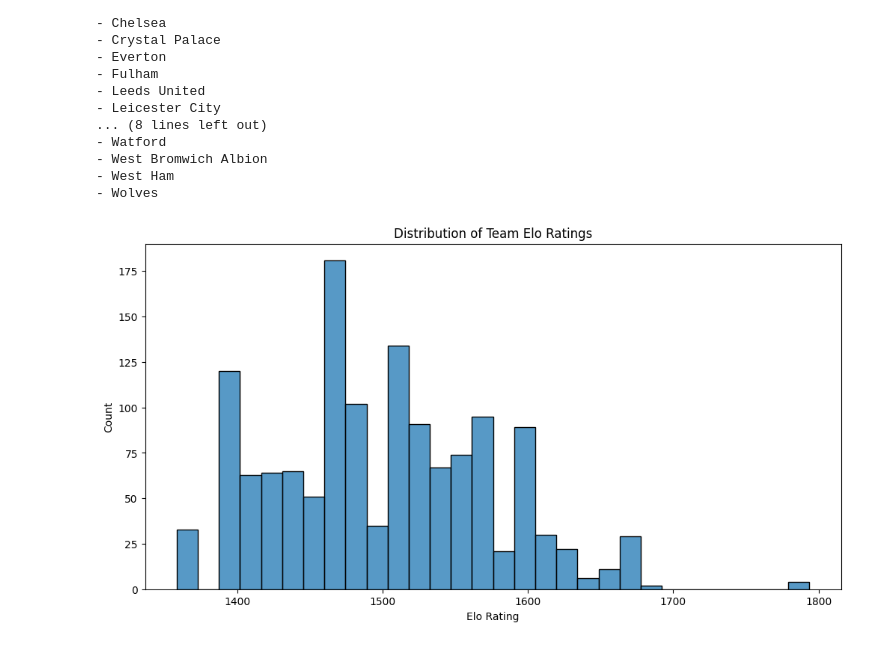
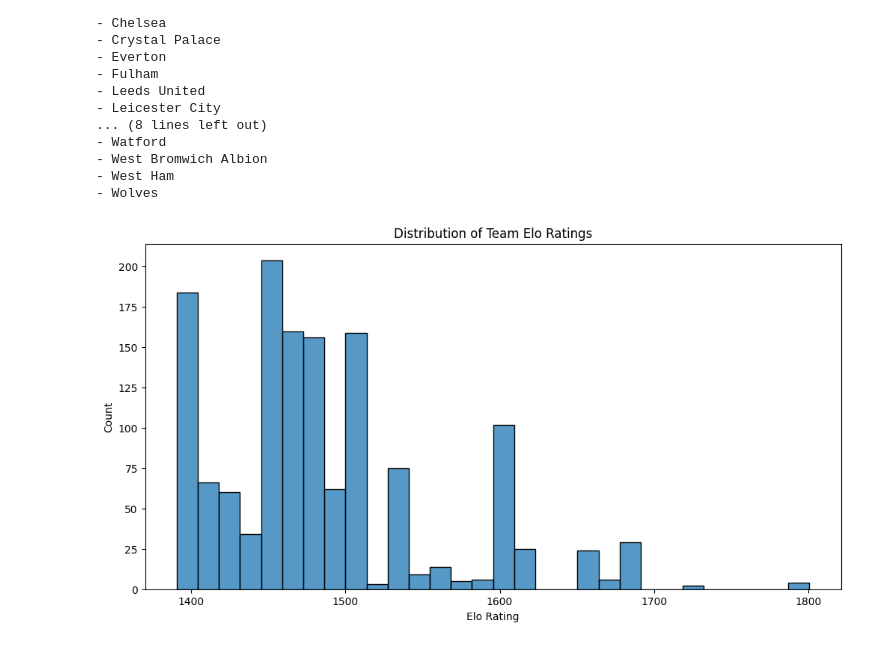
Before and after one commit to AmrAbdelwahed/SoccerEdge-AI, a Jupyter notebook: Soccer-Match-Prediction-ML-Advanced.ipynb, the cells around one changed output. Cells and saved outputs as stored; diff of their text form; code cells hidden in the pictures.

```diff
--- a/Soccer-Match-Prediction-ML-Advanced.ipynb
+++ b/Soccer-Match-Prediction-ML-Advanced.ipynb
@@ -101,12 +96,17 @@ All unique team names in dataset:
 def calculate_elo(matches):
     # Initialize Elo ratings
     elo_dict = {}
-    k_factor = 32
+    base_k = 32
 
     for team in matches['team'].unique():
-        elo_dict[team] = 1500
+        elo_dict[team] = {'rating': 1500, 'games_played': 0}
 
     matches = matches.sort_values('date')
+
+    def dynamic_k_factor(games_played, goal_diff):
+        k = base_k * (1 + abs(goal_diff) * 0.1)  # Adjust K based on margin of victory
+        k *= max(0.5, min(1.0, 30 / (games_played + 1)))  # Reduce K for experienced teams
+        return k
 
     def expected_score(rating_a, rating_b):
         return 1 / (1 + 10 ** ((rating_b - rating_a) / 400))
@@ -114,50 +114,57 @@ def calculate_elo(matches):
     matches['team_elo'] = 0
     matches['opp_elo'] = 0
     matches['team_elo_diff'] = 0
+    matches['elo_win_prob'] = 0
 
     for idx, match in matches.iterrows():
         team = match['team']
         opponent = match['opponent']
+        goal_diff = match['gf'] - match['ga']
 
-        # Get current Elo ratings
-        team_elo = elo_dict[team]
-        opp_elo = elo_dict[opponent]
+        # Get current Elo ratings and games played
+        team_elo = elo_dict[team]['rating']
+        opp_elo = elo_dict[opponent]['rating']
+        team_games = elo_dict[team]['games_played']
 
-        # Store Elo ratings and difference
+        # Store Elo ratings and probabilities
         matches.at[idx, 'team_elo'] = team_elo
         matches.at[idx, 'opp_elo'] = opp_elo
         matches.at[idx, 'team_elo_diff'] = team_elo - opp_elo
+        matches.at[idx, 'elo_win_prob'] = expected_score(team_elo, opp_elo)
 
-        # Calculate expected scores
+        # Calculate K-factor and expected scores
+        k_factor = dynamic_k_factor(team_games, goal_diff)
         team_expected = expected_score(team_elo, opp_elo)
 
         # Update Elo ratings based on actual result
         if match['result'] == 'W':
             team_actual = 1
         elif match['result'] == 'L':
             team_actual = 0
         else:
             team_actual = 0.5
 
-        # Calculate new ratings
+        # Calculate new ratings with dynamic K-factor
         team_new_elo = team_elo + k_factor * (team_actual - team_expected)
         opp_new_elo = opp_elo + k_factor * ((1 - team_actual) - (1 - team_expected))
 
         # Update ratings dictionary
-        elo_dict[team] = team_new_elo
-        elo_dict[opponent] = opp_new_elo
+        elo_dict[team]['rating'] = team_new_elo
+        elo_dict[team]['games_played'] += 1
+        elo_dict[opponent]['rating'] = opp_new_elo
+        elo_dict[opponent]['games_played'] += 1
 
     return matches
 
 matches = calculate_elo(matches)
 
 # Visualize Elo distributions
 plt.figure(figsize=(12, 6))
 sns.histplot(matches['team_elo'], bins=30)
 plt.title('Distribution of Team Elo Ratings')
 plt.xlabel('Elo Rating')
 plt.ylabel('Count')
 plt.show()
 # %% [output]
-[figure, old version]
+[figure, new version]
 # %%
```
Also changed, not shown: parts of 18 cells of this notebook, 3 other files.
